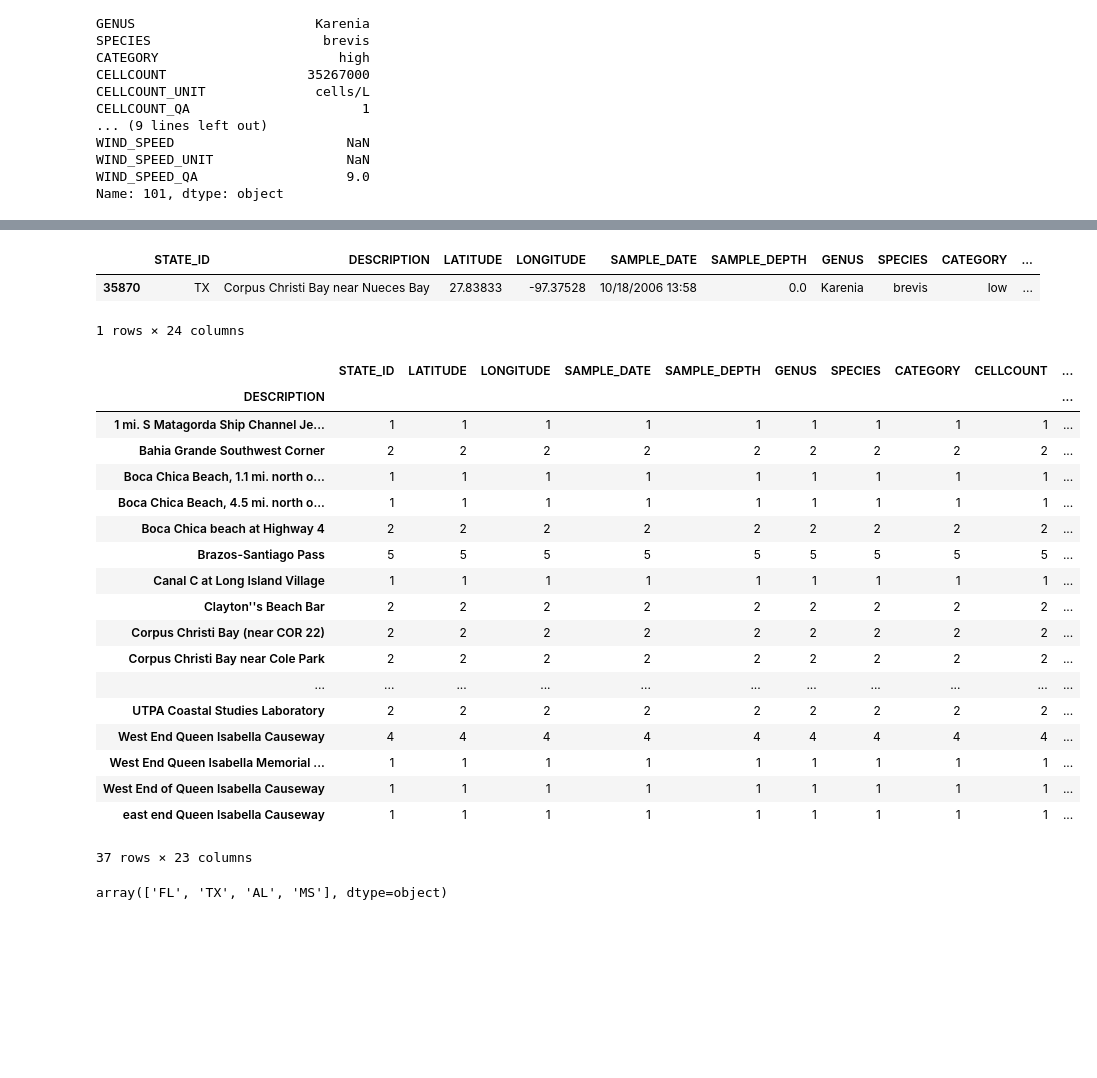
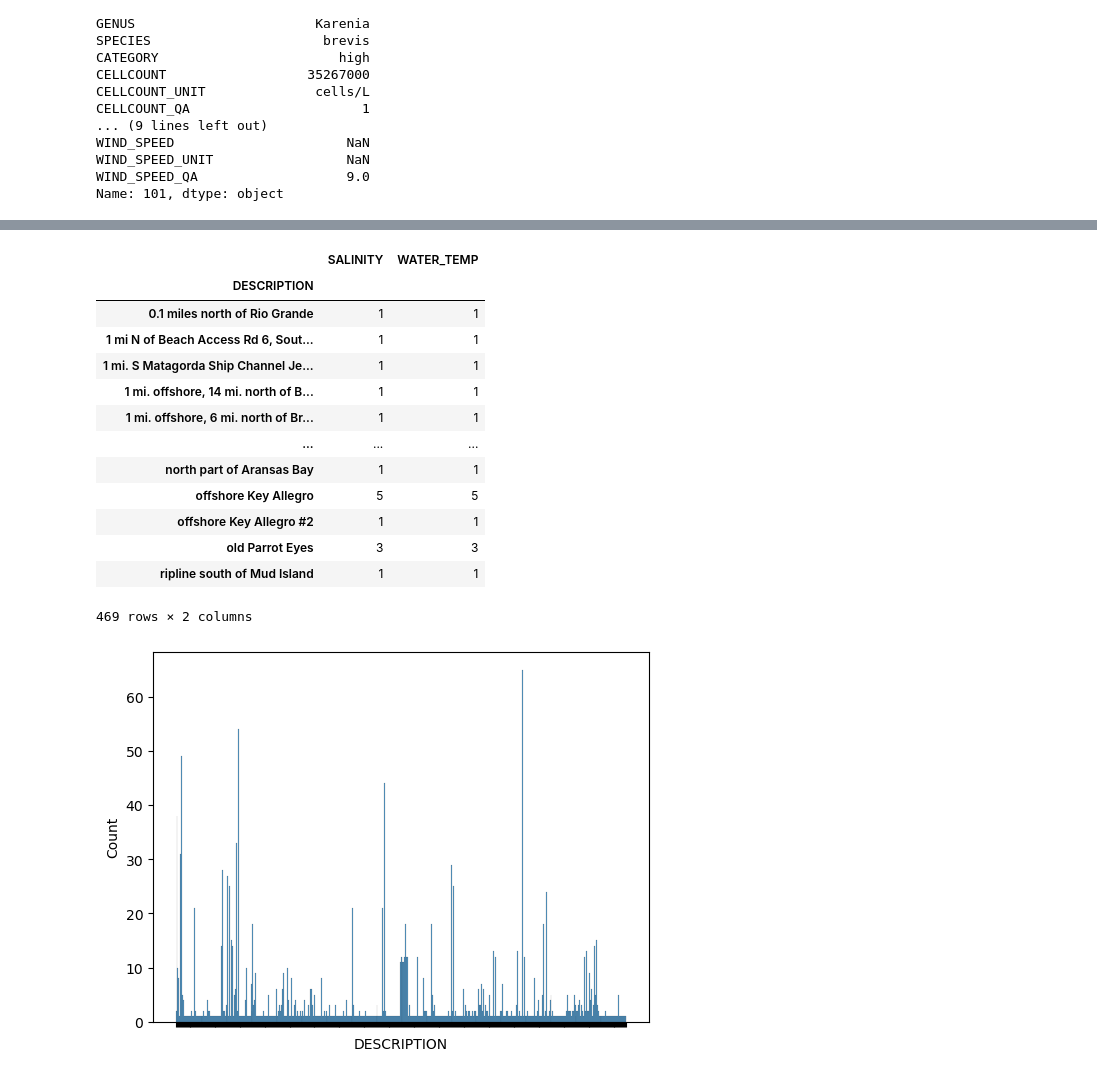
Before and after one commit to pddoze/Algae_Bloom_Forecast, a Jupyter notebook: Algae_Bloom_EDA.ipynb, the cells around one changed output, grey strips where cells are left out. Drawn from its saved outputs; the diff is of its cells as text; code cells hidden in the pictures; blank space fills up the shorter version.

Commit message:
More EDA focus on how many timestamps we have for each region in the states

```diff
--- a/Algae_Bloom_EDA.ipynb
+++ b/Algae_Bloom_EDA.ipynb
@@ -86,0 +97,3 @@ Name: 101, dtype: object
+# %%
+AB2 = ab.dropna(subset=['SALINITY','WATER_TEMP'], how='any')
+AB2.info()
@@ -92,0 +139,3 @@ array(['TX'], dtype=object)
+# %%
+abtexas = AB2.loc[AB2.STATE_ID=='TX']
+abtexas['STATE_ID'].unique() #just checking
@@ -126,32 +168,23 @@ AB[AB['DESCRIPTION']=='Corpus Christi Bay near Point Mustang']
-# %%
-AB[AB['DESCRIPTION']=='Corpus Christi Bay near Nueces Bay']
-# %% [output]
-|  | STATE_ID | DESCRIPTION | LATITUDE | LONGITUDE | SAMPLE_DATE | SAMPLE_DEPTH | GENUS | SPECIES | CATEGORY | ... |
-| 35870 | TX | Corpus Christi Bay near Nueces Bay | 27.83833 | -97.37528 | 10/18/2006 13:58 | 0.0 | Karenia | brevis | low | ... |
-1 rows × 24 columns
 # %%
-AB.groupby('DESCRIPTION').count()
+abtexas.groupby('DESCRIPTION')[['SALINITY','WATER_TEMP']].count()
 # %% [output]
-|  | STATE_ID | LATITUDE | LONGITUDE | SAMPLE_DATE | SAMPLE_DEPTH | GENUS | SPECIES | CATEGORY | CELLCOUNT | ... |
-| DESCRIPTION |  |  |  |  |  |  |  |  |  | ... |
-| 1 mi. S Matagorda Ship Channel Je... | 1 | 1 | 1 | 1 | 1 | 1 | 1 | 1 | 1 | ... |
-| Bahia Grande Southwest Corner | 2 | 2 | 2 | 2 | 2 | 2 | 2 | 2 | 2 | ... |
-| Boca Chica Beach, 1.1 mi. north o... | 1 | 1 | 1 | 1 | 1 | 1 | 1 | 1 | 1 | ... |
-| Boca Chica Beach, 4.5 mi. north o... | 1 | 1 | 1 | 1 | 1 | 1 | 1 | 1 | 1 | ... |
-| Boca Chica beach at Highway 4 | 2 | 2 | 2 | 2 | 2 | 2 | 2 | 2 | 2 | ... |
-| Brazos-Santiago Pass | 5 | 5 | 5 | 5 | 5 | 5 | 5 | 5 | 5 | ... |
-| Canal C at Long Island Village | 1 | 1 | 1 | 1 | 1 | 1 | 1 | 1 | 1 | ... |
-| Clayton''s Beach Bar | 2 | 2 | 2 | 2 | 2 | 2 | 2 | 2 | 2 | ... |
-| Corpus Christi Bay (near COR 22) | 2 | 2 | 2 | 2 | 2 | 2 | 2 | 2 | 2 | ... |
-| Corpus Christi Bay near Cole Park | 2 | 2 | 2 | 2 | 2 | 2 | 2 | 2 | 2 | ... |
-| ... | ... | ... | ... | ... | ... | ... | ... | ... | ... | ... |
-| UTPA Coastal Studies Laboratory | 2 | 2 | 2 | 2 | 2 | 2 | 2 | 2 | 2 | ... |
-| West End Queen Isabella Causeway | 4 | 4 | 4 | 4 | 4 | 4 | 4 | 4 | 4 | ... |
-| West End Queen Isabella Memorial ... | 1 | 1 | 1 | 1 | 1 | 1 | 1 | 1 | 1 | ... |
-| West End of Queen Isabella Causeway | 1 | 1 | 1 | 1 | 1 | 1 | 1 | 1 | 1 | ... |
-| east end Queen Isabella Causeway | 1 | 1 | 1 | 1 | 1 | 1 | 1 | 1 | 1 | ... |
+|  | SALINITY | WATER_TEMP |
+| DESCRIPTION |  |  |
+| 0.1 miles north of Rio Grande | 1 | 1 |
+| 1 mi N of Beach Access Rd 6, Sout... | 1 | 1 |
+| 1 mi. S Matagorda Ship Channel Je... | 1 | 1 |
+| 1 mi. offshore, 14 mi. north of B... | 1 | 1 |
+| 1 mi. offshore, 6 mi. north of Br... | 1 | 1 |
+| ... | ... | ... |
+| north part of Aransas Bay | 1 | 1 |
+| offshore Key Allegro | 5 | 5 |
+| offshore Key Allegro #2 | 1 | 1 |
+| old Parrot Eyes | 3 | 3 |
+| ripline south of Mud Island | 1 | 1 |
-37 rows × 23 columns
+469 rows × 2 columns
-# %%
-ab['STATE_ID'].unique()
-# %% [output]
-array(['FL', 'TX', 'AL', 'MS'], dtype=object)
+# %%
+ax = sns.histplot(data=abtexas, x='DESCRIPTION')
+ax.set(xticklabels=[]) #turn off labels cause unnecessary and I know every tick is a region in Texas
+plt.show()
+# %% [output]
+[figure, added]
```
Also changed, not shown: parts of 23 cells of this notebook.
